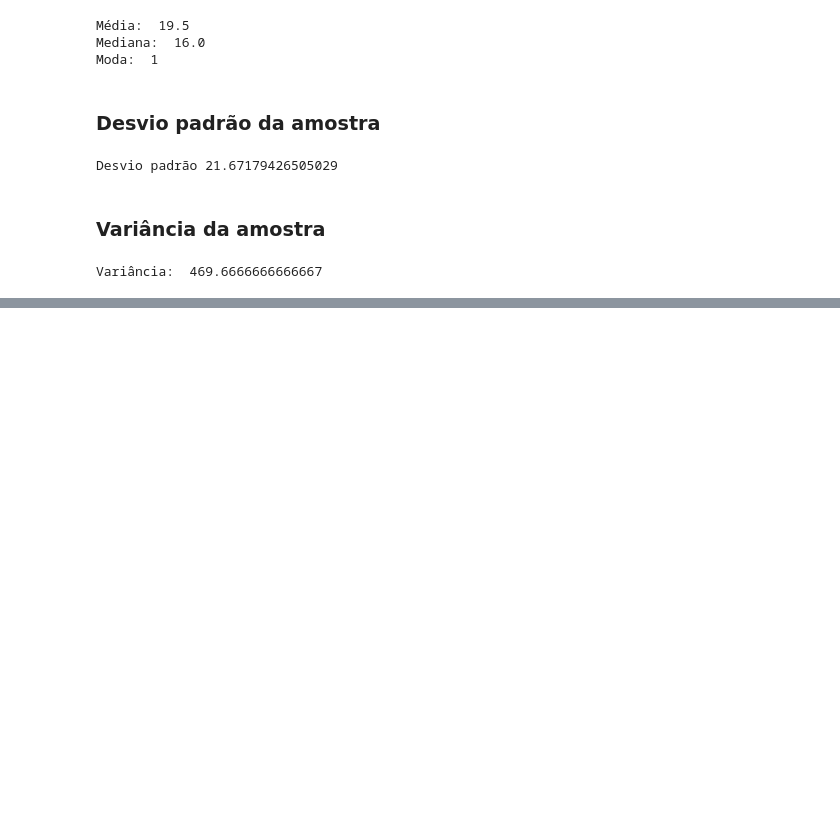
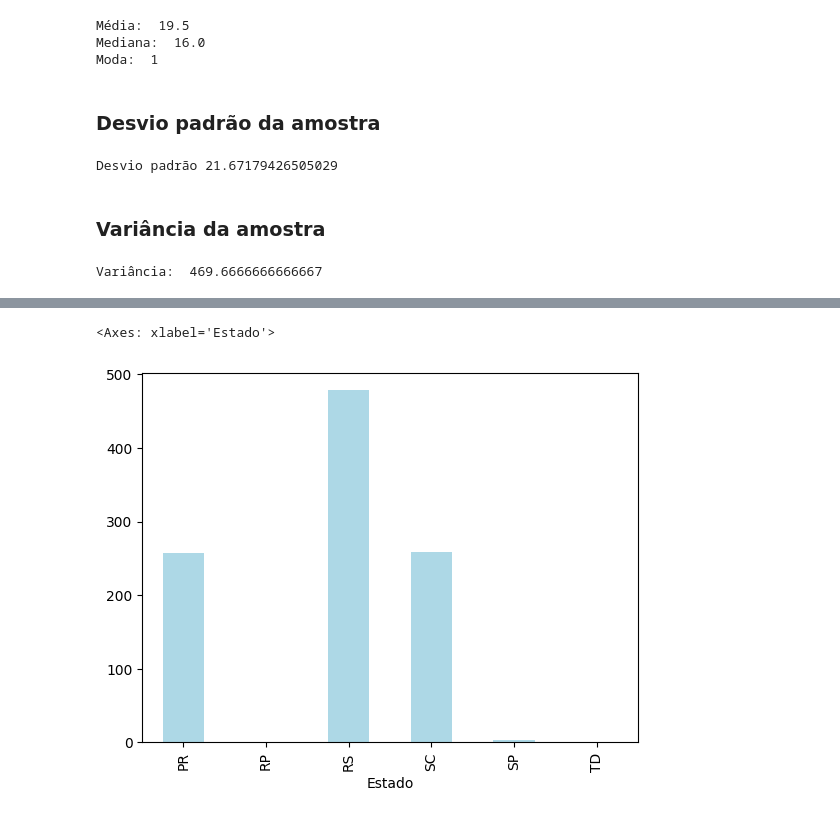
Before and after one commit to DiegoRCarvalho/analise-de-dados-python, a Jupyter notebook: analise_dados_python.ipynb, the cells around one changed output, grey strips where cells are left out. Saved outputs shown, nothing was run; the diff lists cells and outputs as text; code cells hidden in the pictures; blank space fills up the shorter version.

Commit message:
Limpeza e tratamento de dados

```diff
--- a/analise_dados_python.ipynb
+++ b/analise_dados_python.ipynb
@@ -1273,0 +1299,3 @@ Variância:  469.6666666666667
+# %%
+dataset = pd.read_csv("~/Desenvolvimento/Udemy_Formacao_Cientista_de_Dados/10.Prática em Python/dados/Churn.csv", sep=";")
+dataset.head()
@@ -1273,0 +1317,3 @@ Variância:  469.6666666666667
+# %%
+dataset.columns = ["Id","Score","Estado","Genero","Idade","Patrimonio","Saldo","Produtos","TemCartCredito","Ativo","Salario","Saiu"]
+dataset.head()
@@ -1273,0 +1331,3 @@ Variância:  469.6666666666667
+# %%
+agrupado = dataset.groupby(['Estado']).size()
+agrupado
@@ -1273,0 +1343,5 @@ Variância:  469.6666666666667
+# %%
+agrupado.plot.bar(color='lightblue')
+# %% [output]
+<Axes: xlabel='Estado'>
+[figure, added]
```
Also changed, not shown: parts of 41 cells of this notebook.
